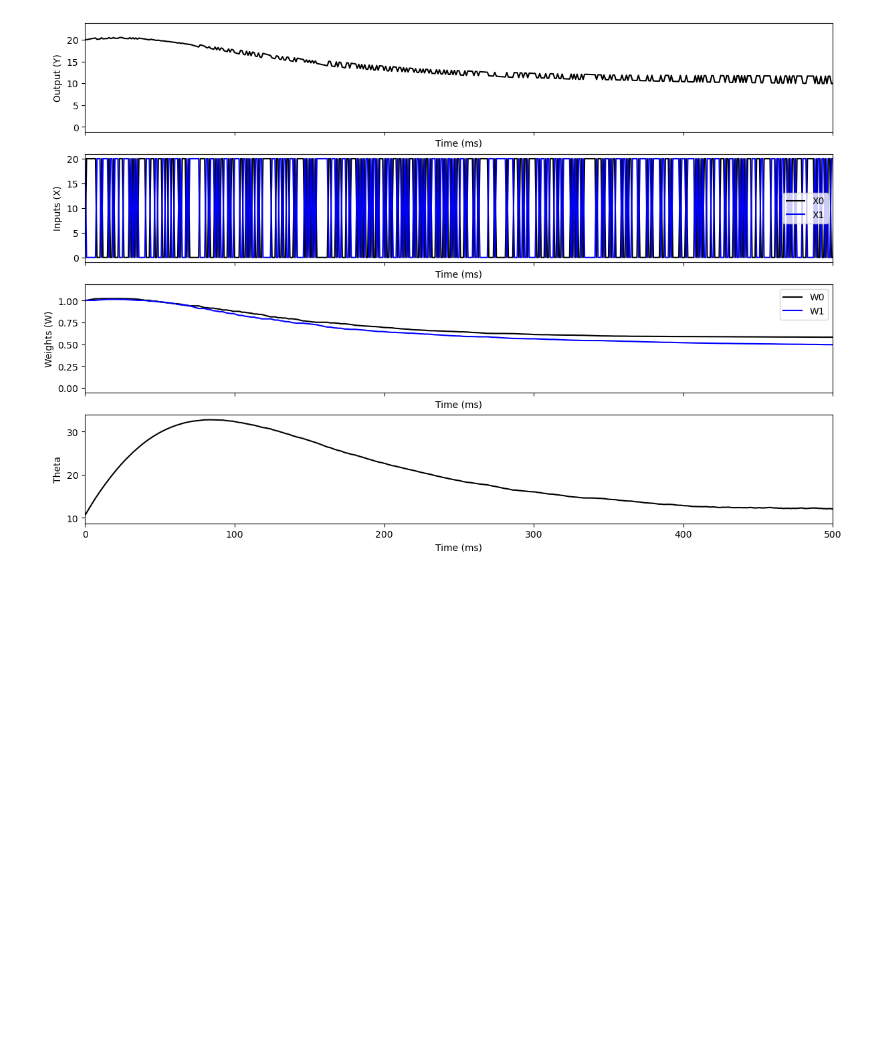
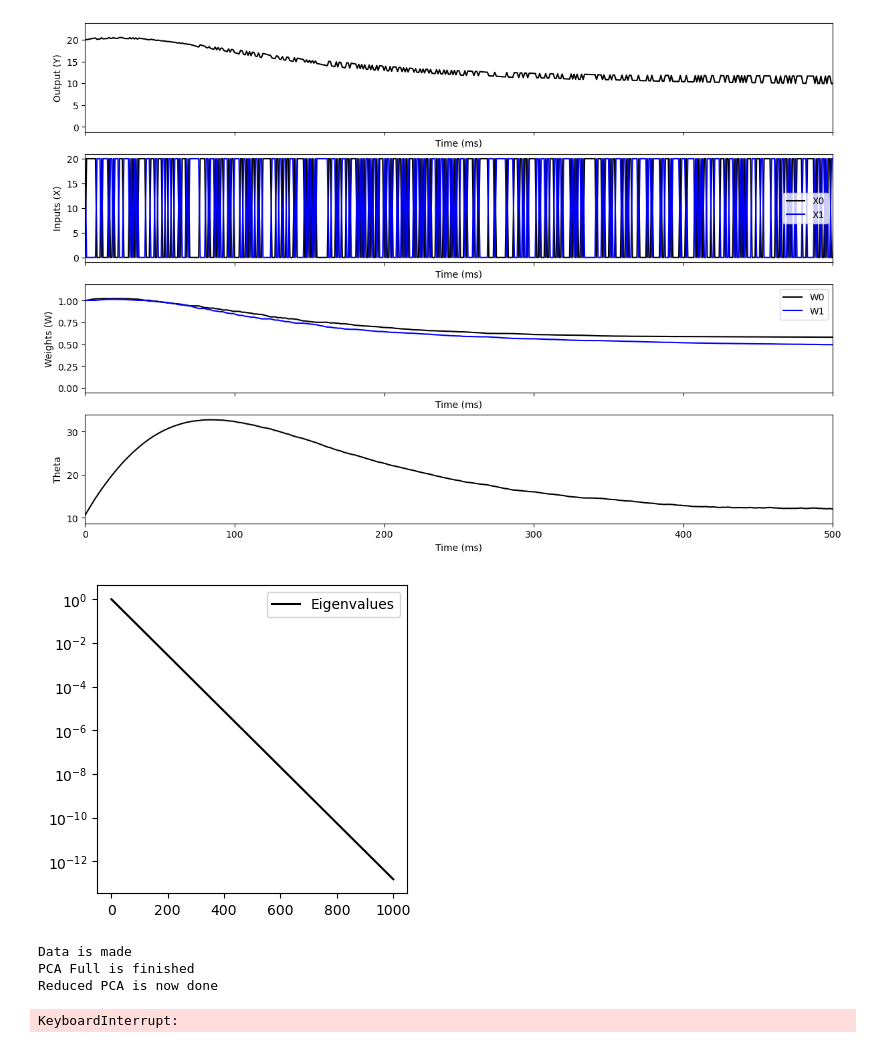
Before and after one commit to landoskape/mcn2024-psets, a Jupyter notebook: pset2/part3.ipynb, the cells around one changed output. Drawn from its saved outputs; the diff is of its cells as text; code cells hidden in the pictures; blank space fills up the shorter version.

```diff
--- a/pset2/part3.ipynb
+++ b/pset2/part3.ipynb
@@ -146,3 +146,63 @@ ax[3].set_ylabel("Theta")
 plt.show()
 # %% [output]
 [figure]
+# %%
+import numpy as np
+import matplotlib.pyplot as plt
+from sklearn.decomposition import PCA
+
+N = 1000
+T = 10000
+
+alpha = 1.03
+eigvalues = alpha**(-np.arange(N))
+
+fig, ax = plt.subplots(1, 1, figsize=(4, 4))
+ax.plot(range(1, N+1), eigvalues, c='k', label="Eigenvalues")
+ax.legend()
+# ax.set_xscale('log')
+ax.set_yscale('log')
+plt.show()
+# %% [output]
+[figure, added]
+# %%
+from tqdm import tqdm
+import numpy as np
+import matplotlib.pyplot as plt
+from sklearn.decomposition import PCA
+from sklearn.manifold import Isomap
+
+N = 1000
+T = 2000
+
+alpha = 1.01
+eigvectors = np.linalg.qr(np.random.randn(N, N))[0]
+eigvalues = 1.0 * np.ones(N) #alpha**(-np.arange(N))
+cov = eigvectors @ np.diag(eigvalues) @ eigvectors.T
+X = np.random.multivariate_normal(np.zeros(N), cov, T)
+
+print("Data is made")
+
+pca_full = PCA().fit(X)
+
+print("PCA Full is finished")
+
+num_components = 50
+projection_space = pca_full.components_[:num_components]
+X_projected = X @ projection_space.T @ projection_space
+
+pca_projected = PCA().fit(X_projected)
+pca_projected_positive = PCA().fit(np.maximum(0, X_projected))
+
+print("Reduced PCA is now done")
+
+# num_iso = np.arange(5, 500, 5)
+# iso = [Isomap(n_components=nc).fit(np.maximum(0, X_projected)) for nc in tqdm(num_iso)]
+# rerror = np.array([iso[i].reconstruction_error() for i in range(len(iso))])
+
+sglvals = np.sqrt((T-1)*eigvalues)
+# %% [output]
+Data is made
+PCA Full is finished
+Reduced PCA is now done
+KeyboardInterrupt:
```
Also changed, not shown: parts of 4 cells of this notebook, 2 other files.
